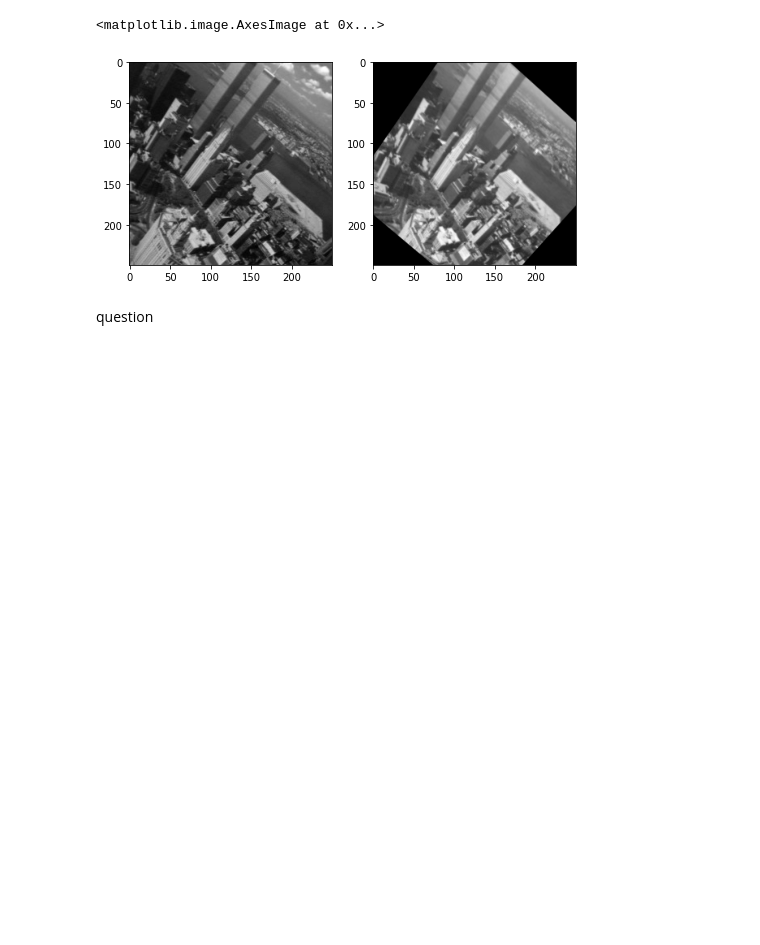
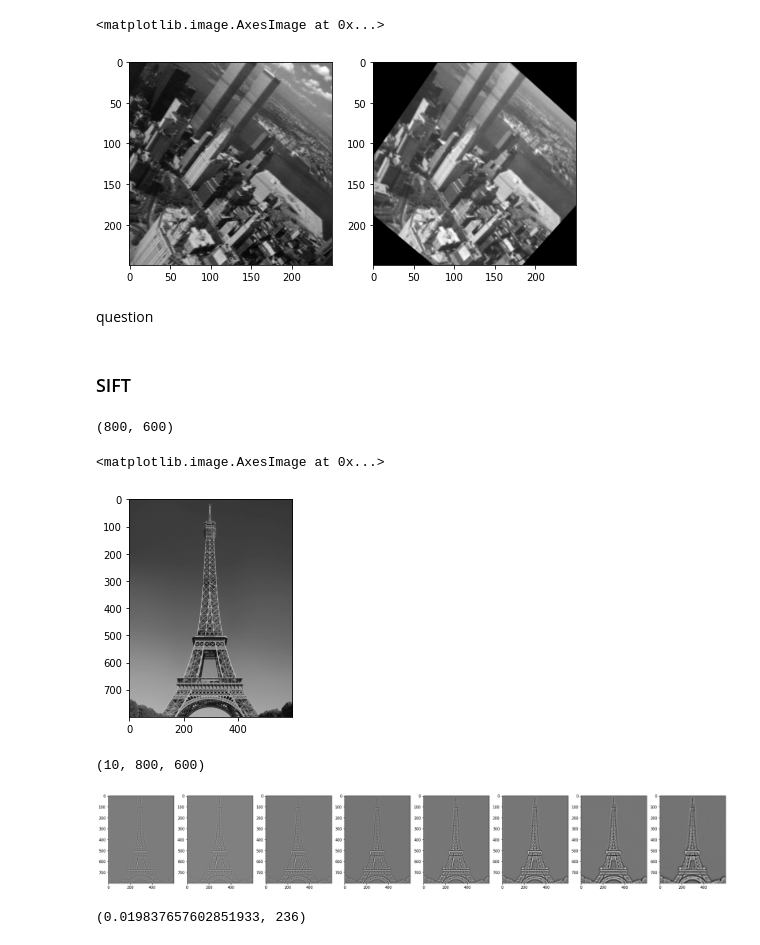
Before and after one commit to al-pi314/computer_vision, a Jupyter notebook: assigments/assigment4/solution.ipynb, the cells around one changed output. Saved outputs shown, nothing was run; the diff lists cells and outputs as text; code cells hidden in the pictures; blank space fills up the shorter version.

Commit message:
sift detector without principal orientation

```diff
--- a/assigments/assigment4/solution.ipynb
+++ b/assigments/assigment4/solution.ipynb
@@ -495,3 +428,5 @@ axes[1].imshow(ny_wrapped, cmap="gray")
 [figure]
 # %% [markdown]
 question
+# %% [markdown]
+### SIFT
@@ -497,0 +435,11 @@ question
+# %%
+eiffel_tower = readGrayF64("./assigments/assigment4/data/eiffel_tower.jpg")
+eiffel_tower = cv2.resize(eiffel_tower, (0, 0), fx=0.5, fy=0.5)
+eiffel_tower.shape
+# %% [output]
+(800, 600)
+# %%
+plt.imshow(eiffel_tower, cmap="gray")
+# %% [output]
+<matplotlib.image.AxesImage at 0x...>
+[figure, added]
@@ -497,0 +450,13 @@ question
+# %%
+pyramid = sift._dog_pyramid(eiffel_tower)
+pyramid.shape
+# %% [output]
+(10, 800, 600)
+# %%
+plots = 8
+fig, axes = plt.subplots(1, plots, figsize=(30, 10))
+
+for i in range(plots):
+    axes[i].imshow(pyramid[i], cmap="gray")
+# %% [output]
+[figure, added]
@@ -497,0 +465,6 @@ question
+# %%
+pyramid_mx_th = sift._threshold(pyramid_maxima, pyramid_maxima.max() * 0.3)
+keypoints = np.argwhere(pyramid_mx_th > 0)
+pyramid_maxima.max() * 0.3, len(keypoints)
+# %% [output]
+(0.019837657602851933, 236)
```
Also changed, not shown: parts of 16 cells of this notebook, 2 other files.
